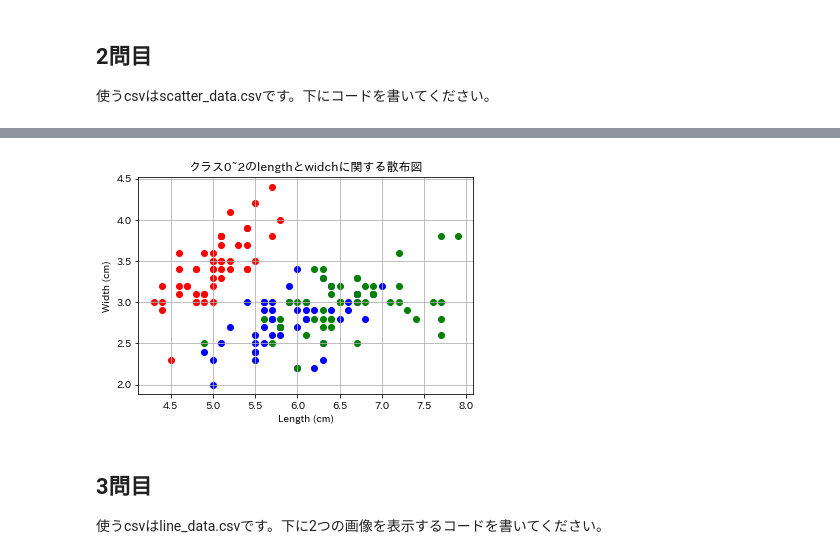
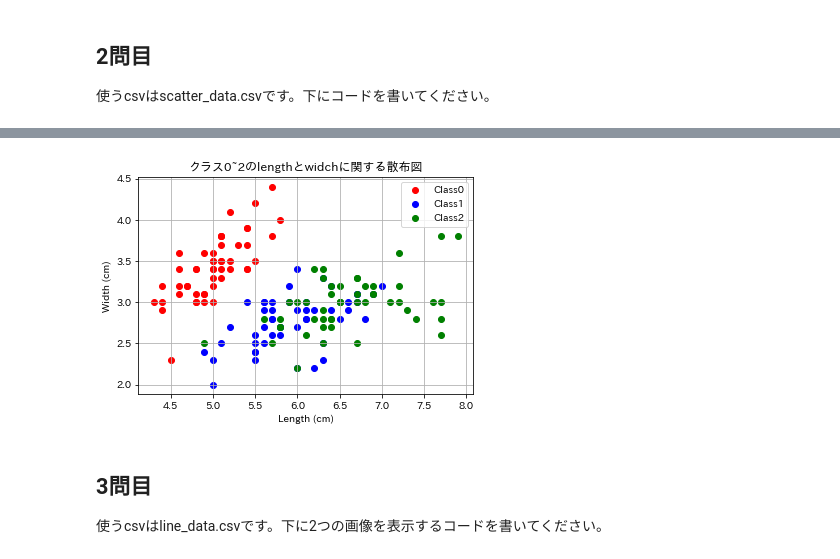
Before and after one commit to kaha01441212/BasicPython, a Jupyter notebook: matplotlib_exercise.ipynb, the cells around one changed output, grey strips where cells are left out. Drawn from its saved outputs; the diff is of its cells as text; code cells hidden in the pictures.

```diff
--- a/matplotlib_exercise.ipynb
+++ b/matplotlib_exercise.ipynb
@@ -36,22 +36,23 @@ plt.hist(df['bデータ'], bins = 30 ,color=(0/255, 191/255, 255/255, 0.5))
 # %%
 df = pd.read_csv('data/scatter_data.csv')
 
 df_class_0 = df[df['class'] == 0]
 df_class_1 = df[df['class'] == 1]
 df_class_2 = df[df['class'] == 2]
 
 plt.scatter(df_class_0['length (cm)'], df_class_0['width (cm)'] ,color = 'red' ,label='Class0')
 plt.scatter(df_class_1['length (cm)'], df_class_1['width (cm)'] ,color = 'blue' ,label='Class1')
 plt.scatter(df_class_2['length (cm)'], df_class_2['width (cm)'] ,color = 'green' ,label='Class2')
 
 plt.xlabel('Length (cm)')
 plt.ylabel('Width (cm)')
 plt.title('クラス0~2のlengthとwidchに関する散布図')
 
 plt.grid()
+plt.legend(['Class0', 'Class1','Class2'])
 plt.show()
 # %% [output]
-[figure, old version]
+[figure, new version]
 # %% [markdown]
 ## 3問目
 使うcsvはline_data.csvです。下に2つの画像を表示するコードを書いてください。
```
